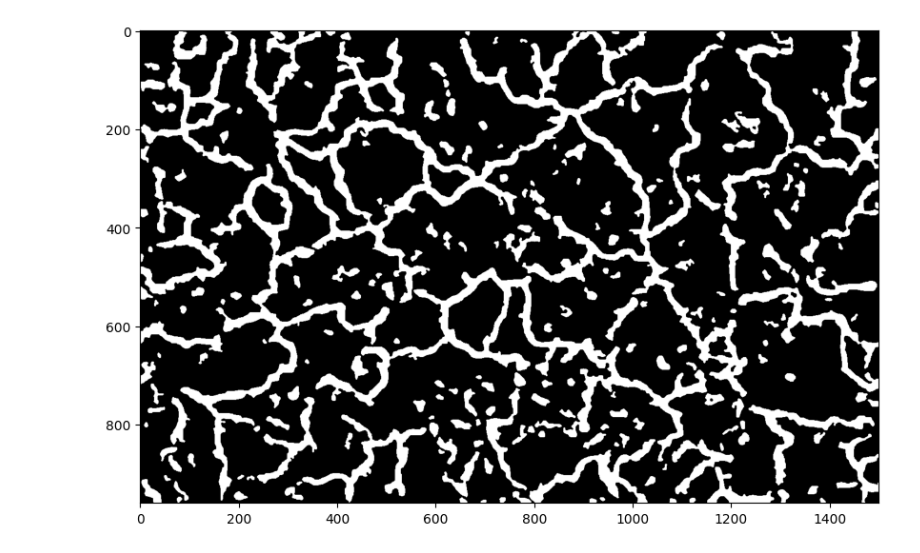
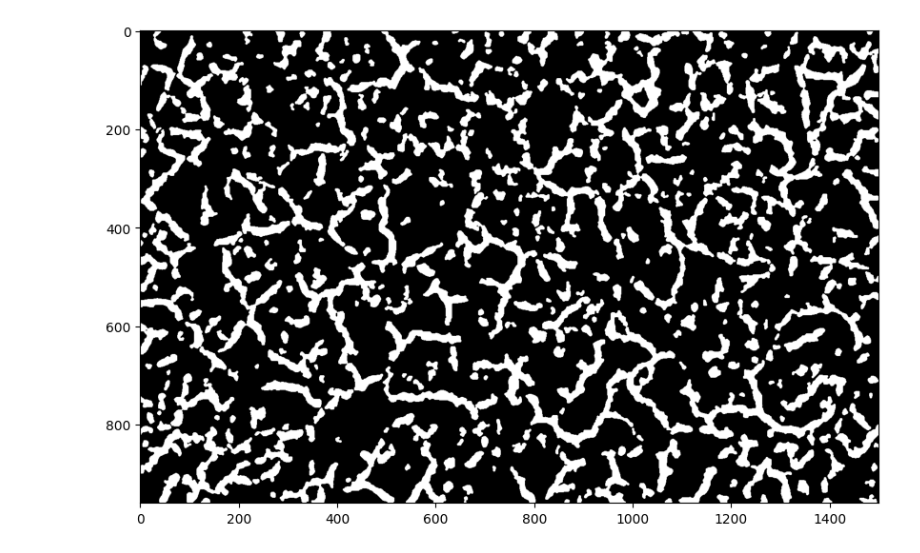
Before and after one commit to Robin-Hsu/SEM_grain_segmentation, a Jupyter notebook: postprocess_analysis.ipynb, the cells around one changed output. Saved outputs shown, nothing was run; the diff lists cells and outputs as text; code cells hidden in the pictures.

Commit message:
AG81 SEM image defect brightness uneven, to correct that we may need fine tuning parameters

```diff
--- a/postprocess_analysis.ipynb
+++ b/postprocess_analysis.ipynb
@@ -21,8 +21,8 @@ from matplotlib.backends.backend_pdf import PdfPages
 from datetime import datetime
 
 # read the image and predictions
-image_dir = os.path.join('..', 'image_files', 'AG103-A')  # Use os.path.join for proper path separators
-image_filename = 'AG103-A-50K-002'
+image_dir = os.path.join('..', 'image_files', 'AG56-A')  # Use os.path.join for proper path separators
+image_filename = 'AG56-D2-A-50K-002'
 
 # Create input path
 test_filepath = os.path.join(image_dir, image_filename +'_test.tif')
@@ -52,6 +52,6 @@ plot_image(outlines, title="Initial Outlines")
 print(np.unique(outlines))
 print(outlines.shape)
 # step2: apply opening to remove salts
-outline_cleaned = BSSEM_utils.apply_opening(outlines, 1)
+outline_cleaned = BSSEM_utils.apply_opening(outlines, 2)
 plot_image(outline_cleaned)
 # %% [output]
@@ -62,9 +62,9 @@ plot_image(outline_cleaned)
 # %%
 #step 3 OPTIONAL: connection boundary dots
-outline_connected = BSSEM_utils.connect_boundary_dots(outline_cleaned, line_length=5, min_size=50)
+outline_connected = BSSEM_utils.connect_boundary_dots(outline_cleaned, line_length=3, min_size=50)
 plot_image(outline_connected)
 # %% [output]
-[figure, old version]
+[figure, new version]
 # %%
 
 # step4 invert back to grains
```
Also changed, not shown: parts of 7 cells of this notebook, 1 other file.
